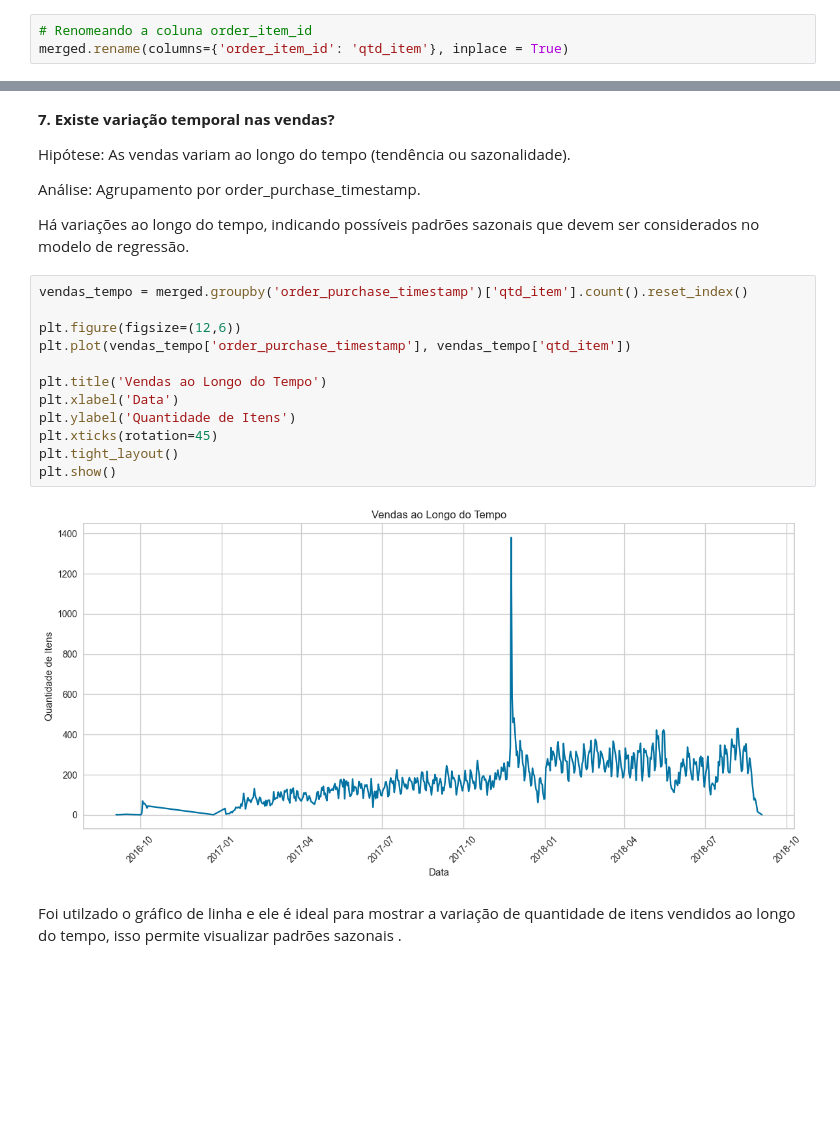
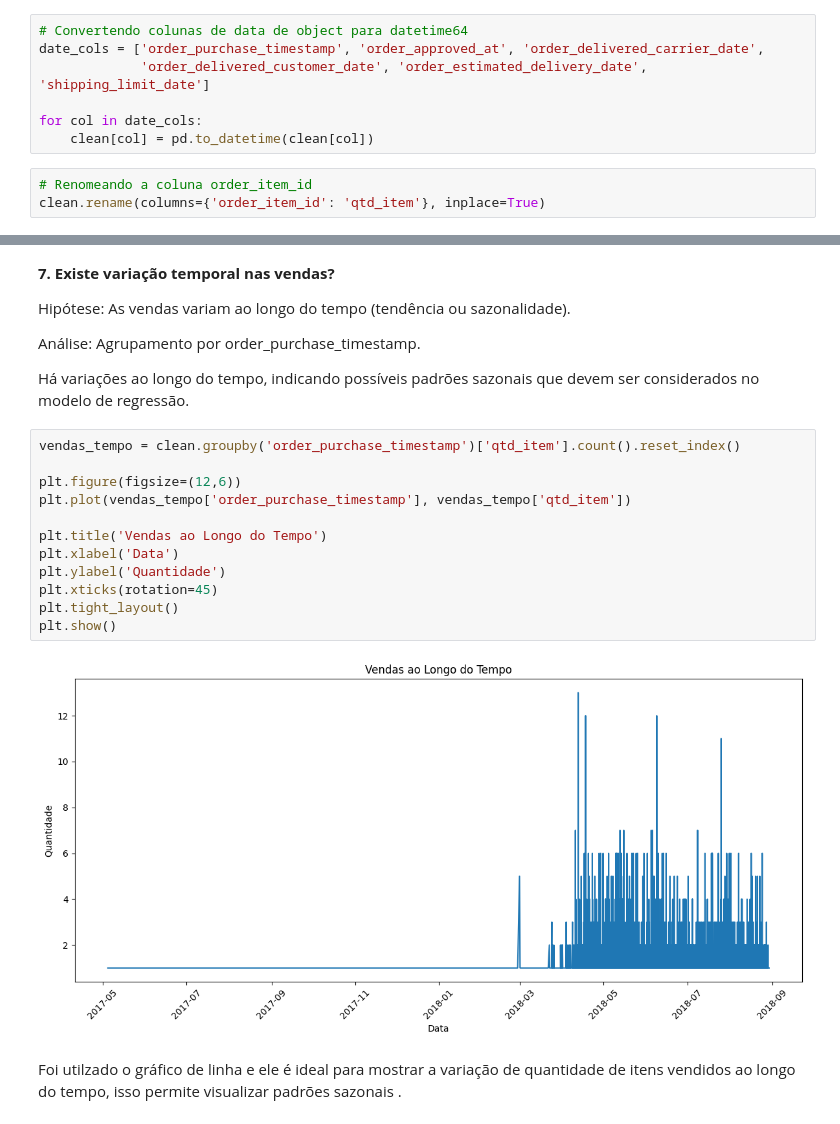
Before and after one commit to nancyuzawa/Olist-E-commerce, a Jupyter notebook: Olist_E_commerce.ipynb, the cells around one changed output, grey strips where cells are left out. Drawn from its saved outputs; the diff is of its cells as text; blank space fills up the shorter version.

```diff
--- a/Olist_E_commerce.ipynb
+++ b/Olist_E_commerce.ipynb
@@ -343,6 +352,13 @@ merged['order_purchase_timestamp'] = merged['order_purchase_timestamp'].dt.date
+# %%
+# Convertendo colunas de data de object para datetime64
+date_cols = ['order_purchase_timestamp', 'order_approved_at', 'order_delivered_carrier_date',
+             'order_delivered_customer_date', 'order_estimated_delivery_date', 'shipping_limit_date']
+
+for col in date_cols:
+    clean[col] = pd.to_datetime(clean[col])
 # %%
 # Renomeando a coluna order_item_id
-merged.rename(columns={'order_item_id': 'qtd_item'}, inplace = True)
+clean.rename(columns={'order_item_id': 'qtd_item'}, inplace=True)
 # %% [markdown]
 ## 3.5 - Pré-processamento de Atributos
 # %%
@@ -557,19 +573,19 @@ Análise: Agrupamento por order_purchase_timestamp.
 
 Há variações ao longo do tempo, indicando possíveis padrões sazonais que devem ser considerados no modelo de regressão.
 # %%
-vendas_tempo = merged.groupby('order_purchase_timestamp')['qtd_item'].count().reset_index()
+vendas_tempo = clean.groupby('order_purchase_timestamp')['qtd_item'].count().reset_index()
 
 plt.figure(figsize=(12,6))
 plt.plot(vendas_tempo['order_purchase_timestamp'], vendas_tempo['qtd_item'])
 
 plt.title('Vendas ao Longo do Tempo')
 plt.xlabel('Data')
-plt.ylabel('Quantidade de Itens')
+plt.ylabel('Quantidade')
 plt.xticks(rotation=45)
 plt.tight_layout()
 plt.show()
 # %% [output]
-[figure, old version]
+[figure, new version]
 # %% [markdown]
 Foi utilzado o gráfico de linha e ele é ideal para mostrar a variação de quantidade de itens vendidos ao longo do tempo, isso permite visualizar padrões sazonais .
 # %% [markdown]
```
Also changed, not shown: parts of 14 cells of this notebook.
